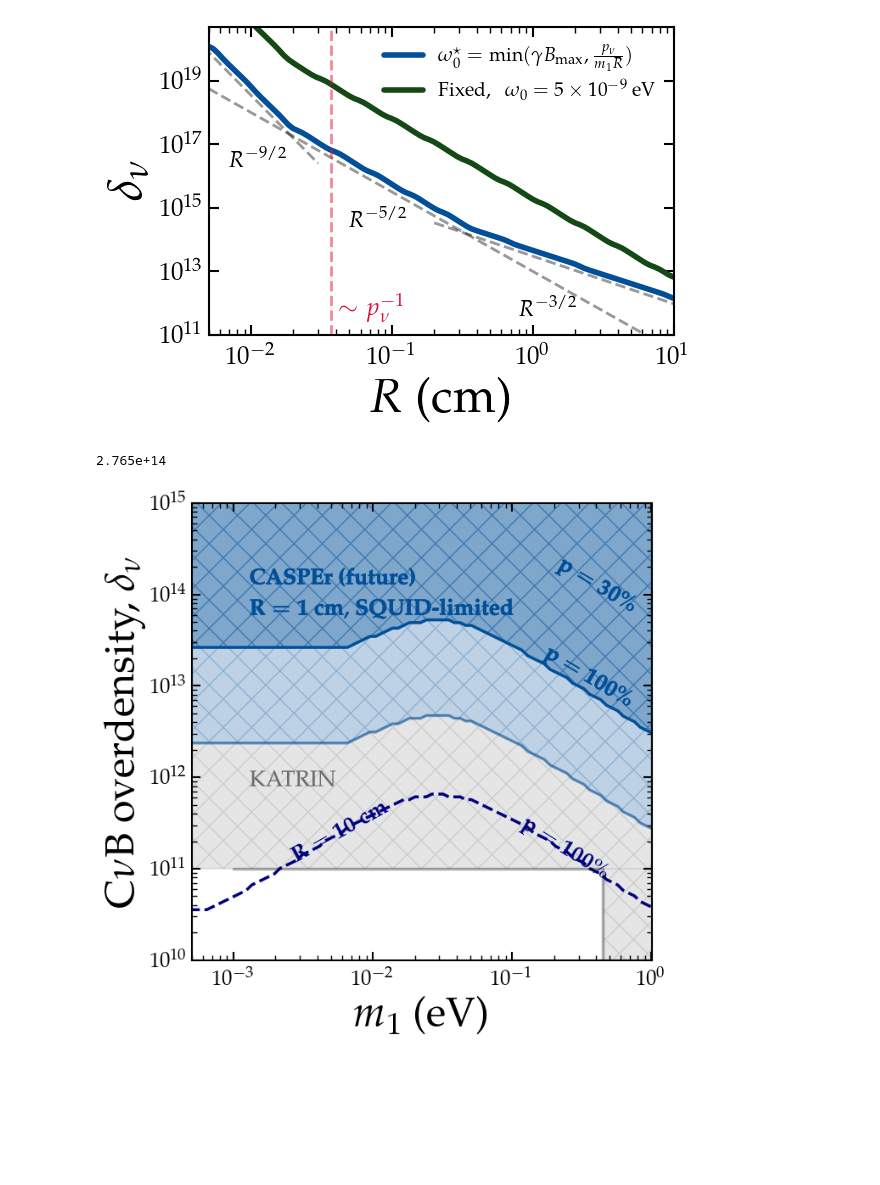
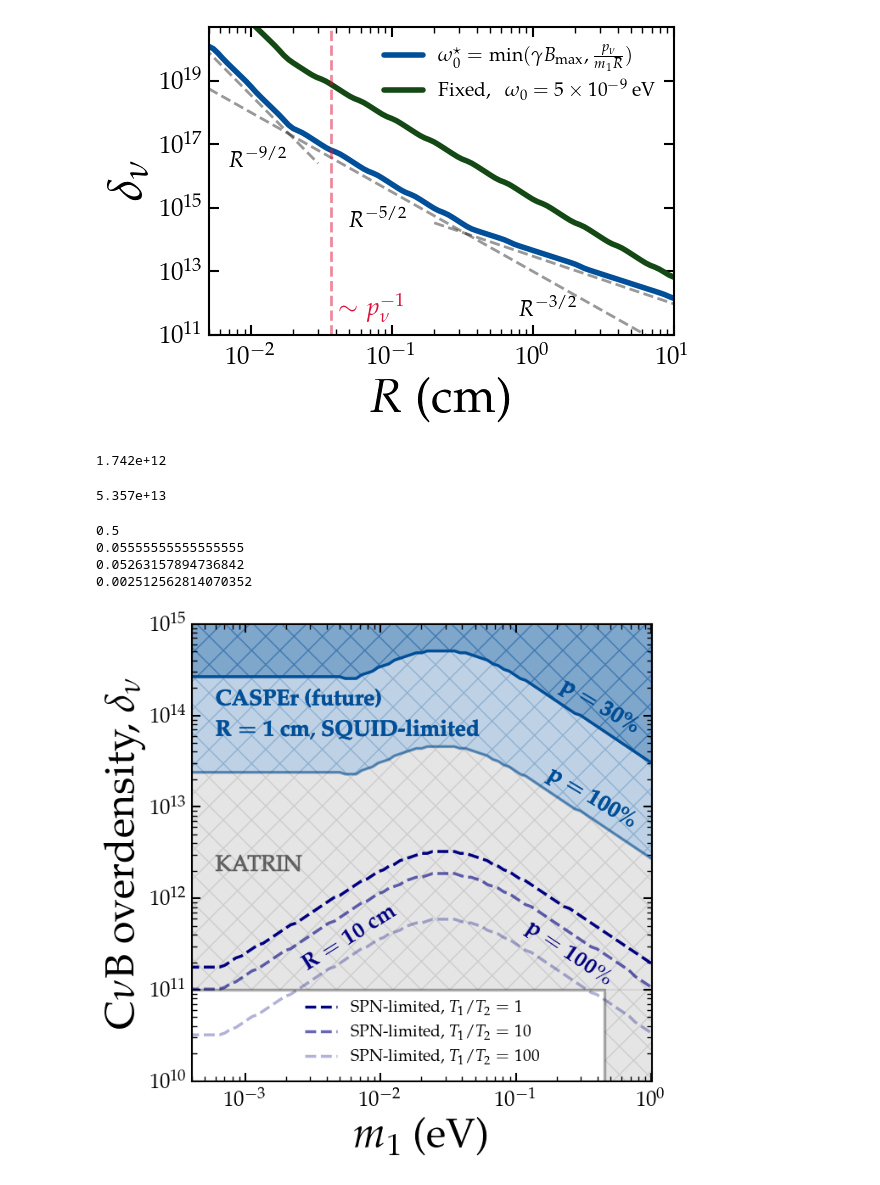
Before and after one commit to gpierobon/pyOpenNu, a Jupyter notebook: notebooks/Chi2.ipynb, the cells around one changed output. Saved outputs shown, nothing was run; the diff lists cells and outputs as text; code cells hidden in the pictures; blank space fills up the shorter version.

Commit message:
finalising local effects

```diff
--- a/notebooks/Chi2.ipynb
+++ b/notebooks/Chi2.ipynb
@@ -305,4 +317,4 @@ print("%.3e"%delta)
 # %%
-delta, c2l, _, _ = find_delta_Cho_tmp(10,0.1, T2=1, Nshots=100, sampf=10, squid_noise_ratio=0.0, T1ratio=1000, mode='m1',sample='Xe',opt=True,
-                                  verb=False, d_init=1e8,d_fin=1e19)
-print("%.3e"%delta)
+# delta, c2l, _, _ = find_delta_Cho_tmp(10,0.1, T2=1, Nshots=100, sampf=10, squid_noise_ratio=0.0, T1ratio=1000, mode='m1',sample='Xe',opt=True,
+#                                   verb=False, d_init=1e8,d_fin=1e19)
+# print("%.3e"%delta)
@@ -424,8 +434,8 @@ fig.savefig(main_dir+'plots/R_scaling.pdf', bbox_inches='tight')
 # %% [output]
 [figure]
 # %%
-de2, _, _, w2 = on.find_delta_Cho(10, 1, T2=1, sampf=10, Nshots=10, seed=23, d_init=1e12, d_fin=1e20, ndelta=250,
-                                  squid_noise_ratio=0.0, sample='He', squeeze=1)
-print("%.3e"%de2)
+de2, _, _, w2 = on.find_delta_Cho(10, 0.15, T2=1, sampf=10, T1ratio=10, Nshots=10, seed=23, d_init=1e8, d_fin=1e20, ndelta=250,
+                                  squid_noise_ratio=0.0, sample='He', squeeze=1, mode='sum')
+print("%.3e"%(de2/1e4))
 # %% [output]
-2.765e+14
+1.742e+12
@@ -456,3 +442,22 @@ ww0 = np.array(ww0)
+# %%
+de2, _, _, w2 = on.find_delta_Cho(1, 0.15, T2=1, sampf=10, T1ratio=10, Nshots=10, seed=23, d_init=1e8, d_fin=1e20, ndelta=250,
+                                  squid_noise_ratio=50.0, sample='He', squeeze=1, mode='sum', p_init=0.5)
+print("%.3e"%(de2/10/(1000)**(3/2)))
+# %% [output]
+5.357e+13
+# %%
+def res(k):
+    return 1/(2*(2*k-1))
+
+print(res(1))
+print(res(5))
+print(res(10)*2)
+print(res(100))
+# %% [output]
+0.5
+0.05555555555555555
+0.05263157894736842
+0.002512562814070352
 # %%
 import concurrent.futures
 
@@ -485,10 +496,9 @@ c2 = 'navy'
 
 al = 0.05
 
-f1 = (1000/0.1)**(3/2)*10*(0.3)**2
-f2 = (1000/0.1)**(3/2)*10
-f3 = (1000/0.1)**(1)*10
-f3 = (1000/0.1)**(1)*10
+f1 = (1000/10)**(3/2)*10*(0.3)**2
+f2 = (1000/10)**(3/2)*10
+f3 = (1000/10)**(1)*10
 
 si = 3
 
@@ -497,7 +507,8 @@ si = 3
 
 #dm = sn.gaussian_filter(dm, sigma=2)
 dm = dell_m
-dm0 = dell_m_0
+dm2 = dell_m2
+dm3 = dell_m3
 
 plt.loglog(mnl, dm/f1, c=c1, lw=2.5)
 plt.fill_between(mnl, dm/f1, 1e16*np.ones(len(mnl)), alpha=0.5, color=c1, hatch='X')
@@ -505,13 +516,15 @@ plt.fill_between(mnl, dm/f1, 1e16*np.ones(len(mnl)), alpha=0.5, color=c1, hatch=
 plt.loglog(mnl, dm/f2, c=c1, lw=2.5, alpha=0.5)
 plt.fill_between(mnl, dm/f2, dm/f1, alpha=0.25, color=c1, hatch='X')
 
-plt.loglog(mnl, dm0/f3, c=c2, lw=2.5, alpha=1, ls='--')
+plt.loglog(mnl, dm3/f3, c=c2, lw=2.5, alpha=1, ls='--', label=r'SPN-limited, $T_1/T_2=1$')
+plt.loglog(mnl, dm2/f3, c=c2, lw=2.5, alpha=0.6, ls='--', label=r'SPN-limited, $T_1/T_2=10$')
+plt.loglog(mnl, dm2/f3/np.sqrt(10), c=c2, lw=2.5, alpha=0.3, ls='--', label=r'SPN-limited, $T_1/T_2=100$')
 
-tc = plt.text(0.0013,1.3e14,r'{\bf CASPEr (future)}', fontsize=19, c=c1)
+tc = plt.text(0.0006,1.3e14,r'{\bf CASPEr (future)}', fontsize=19, c=c1)
 tc.set_path_effects([pe.Stroke(linewidth=0.5, foreground=c1),
                      pe.Normal()])
 
-tc2 = plt.text(0.0013,6e13,r'${\bf R=1}$ {\bf cm}, {\bf SQUID-limited}', fontsize=19, c=c1)
+tc2 = plt.text(0.0006,6e13,r'${\bf R=1}$ {\bf cm}, {\bf SQUID-limited}', fontsize=19, c=c1)
 tc2.set_path_effects([pe.Stroke(linewidth=0.5, foreground=c1),
                      pe.Normal()])
 
@@ -521,39 +534,40 @@ tp1.set_path_effects([pe.Stroke(linewidth=0.5, foreground=c1),
                      pe.Normal()])
 tp2.set_path_effects([pe.Stroke(linewidth=0.5, foreground=c1),
                      pe.Normal()])
 
 # plt.loglog(mnl, dm_0/f4, c='crimson', lw=2, ls='--')
 #plt.text(0.055,5.5e7,r'${\bf R=10}$ {\bf cm}', fontsize=17,c='crimson', rotation=0)
-plt.text(0.0025, 1.2e11,r'${\bf R=10}$ {\bf cm}', fontsize=19,c=c2, rotation=29, alpha=1)
+plt.text(0.0025, 1.65e11,r'${\bf R=10}$ {\bf cm}', fontsize=19,c=c2, rotation=32, alpha=1)
 #plt.text(0.0013, 2e10,r'${\bf R=10}$ {\bf cm}', fontsize=19,c=c2, rotation=0, alpha=1)
-tp2 = plt.text(0.11,8e10,r'${\bf p=100\%}$', fontsize=19,c=c2, alpha=1, rotation=-32)
+tp2 = plt.text(0.11,1.15e11,r'${\bf p=100\%}$', fontsize=19,c=c2, alpha=1, rotation=-34)
 
-mm = np.geomspace(1e-3, 2,100)
-mm2 = np.geomspace(1e-3, 0.45,100)
+mm = np.geomspace(1e-4, 2,100)
+mm2 = np.geomspace(1e-4, 0.45,100)
 plt.loglog(mm2, mm2/mm2*1e11, c='k', lw=2.5, alpha=0.3)
 plt.fill_between(mnl, 1e11, dm/f2, alpha=0.1, color='k', hatch='X')
 
 yy = np.geomspace(1e3,1e11,100)
 plt.axvline(0.45, ymax = 0.195, c='k', lw=2.5, alpha=0.3, color='k')
 plt.fill_betweenx(yy, 0.45, 2, color='k', alpha=0.1, lw=0.001, hatch='X')
-tk = plt.text(1.3e-3, 8e11, 'KATRIN', fontsize=19, alpha=0.3, c='k', rotation=0)
+tk = plt.text(0.6e-3, 2e12, 'KATRIN', fontsize=19, alpha=0.3, c='k', rotation=0)
 # #tk = plt.text(6e-1, 1e10, 'KATRIN', fontsize=19, alpha=1, c='w', rotation=-90)
-tk.set_path_effects([pe.Stroke(linewidth=0.1, foreground='k'),
+tk.set_path_effects([pe.Stroke(linewidth=1, foreground='k'),
                      pe.Normal()])
 
 # text_box = AnchoredText(
 #     fr"Normal hierarchy",
 #     loc='lower left',
 #     frameon=True,
 #     prop=dict(size=16)
 # )
 # ax.add_artist(text_box)
 
 plt.xlabel(r'$m_1$ (eV)')
 plt.ylabel(r'C$\nu$B overdensity, $\delta_{\nu}$')
-plt.xlim(5e-4, 1.01)
+plt.xlim(4e-4, 1.01)
 plt.ylim(1e10, 1e15)
+plt.legend(loc=8, fontsize=14)
 plt.show()
-#fig.savefig(main_dir+'plots/deltanu_m1_v3.pdf', bbox_inches='tight')
+fig.savefig(main_dir+'plots/deltanu_m1_v4.pdf', bbox_inches='tight')
 # %% [output]
-[figure, old version]
+[figure, new version]
```
Also changed, not shown: parts of 6 cells of this notebook, 4 other files.
